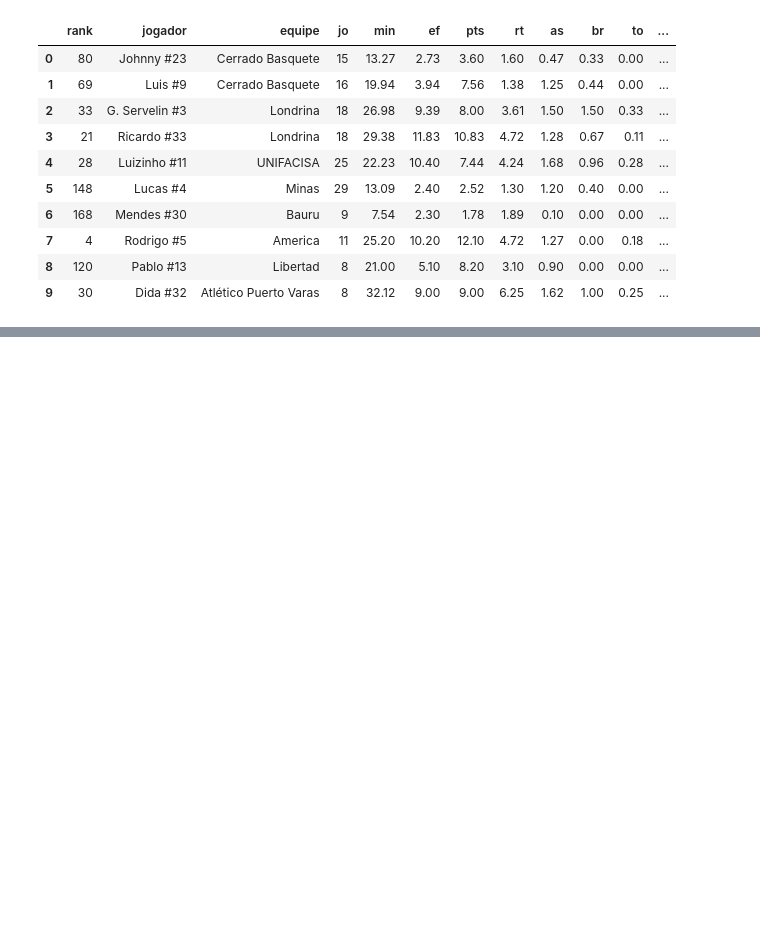
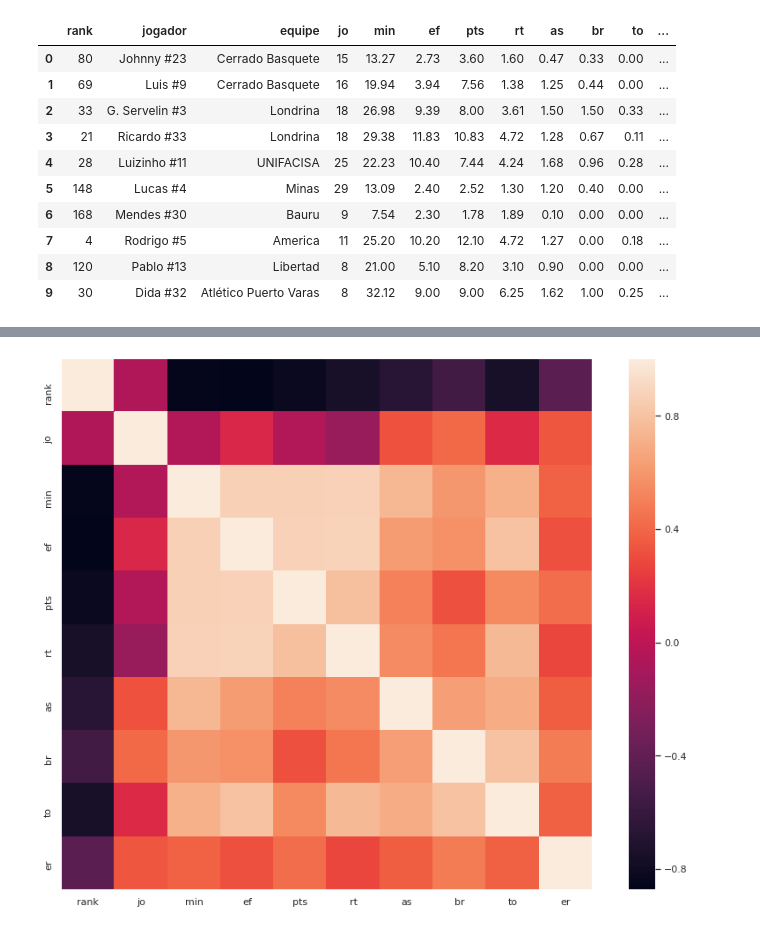
Before and after one commit to rafaelnduarte/Cerrado_Basquete, a Jupyter notebook: Cerrado_2020.ipynb, the cells around one changed output, grey strips where cells are left out. Cells and saved outputs as stored; diff of their text form; code cells hidden in the pictures; blank space fills up the shorter version.

```diff
--- a/Cerrado_2020.ipynb
+++ b/Cerrado_2020.ipynb
@@ -31,0 +74,11 @@ df.head(10)
+# %%
+# criando uma matriz de correlação
+corr = df.corr()
+
+# plotando o heatmap
+f, ax = plt.subplots(figsize=(12, 9))
+
+sns.heatmap(corr, fmt='.2f', square=True, linecolor='white', vmax=1.0, annot=False);
+plt.tight_layout()
+# %% [output]
+[figure, added]
```
Also changed, not shown: parts of 6 cells of this notebook.
